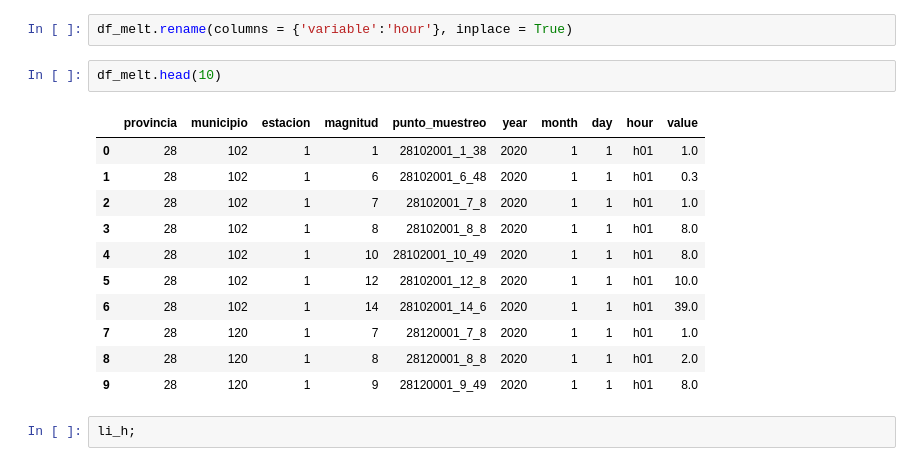
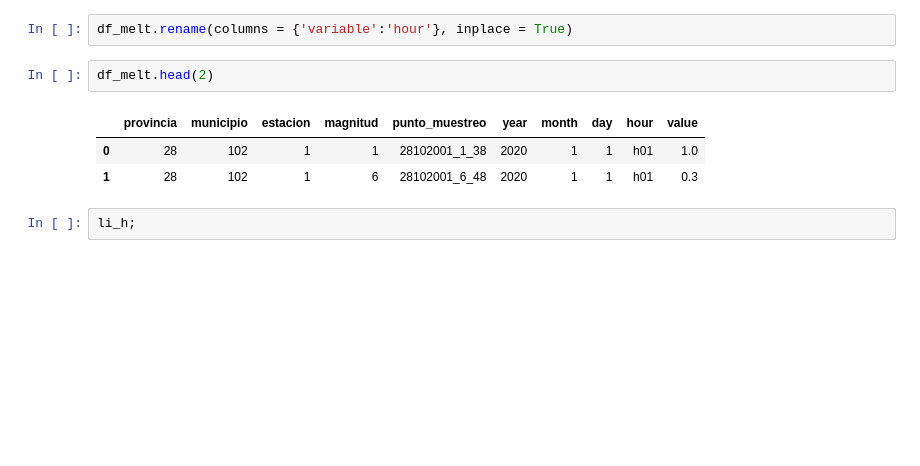
Before and after one commit to 4tolon/Aire_de_calidad, a Jupyter notebook: notebooks/Transformacion de csvs_3.ipynb, the cells around one changed output. Cells and saved outputs as stored; diff of their text form; blank space fills up the shorter version.

```diff
--- a/notebooks/Transformacion de csvs_3.ipynb
+++ b/notebooks/Transformacion de csvs_3.ipynb
@@ -260,19 +260,11 @@ df_melt.sample()
 # %%
 df_melt.rename(columns = {'variable':'hour'}, inplace = True)
 # %%
-df_melt.head(10)
+df_melt.head(2)
 # %% [output]
 |  | provincia | municipio | estacion | magnitud | punto_muestreo | year | month | day | hour | value |
 | 0 | 28 | 102 | 1 | 1 | 28102001_1_38 | 2020 | 1 | 1 | h01 | 1.0 |
 | 1 | 28 | 102 | 1 | 6 | 28102001_6_48 | 2020 | 1 | 1 | h01 | 0.3 |
-| 2 | 28 | 102 | 1 | 7 | 28102001_7_8 | 2020 | 1 | 1 | h01 | 1.0 |
-| 3 | 28 | 102 | 1 | 8 | 28102001_8_8 | 2020 | 1 | 1 | h01 | 8.0 |
-| 4 | 28 | 102 | 1 | 10 | 28102001_10_49 | 2020 | 1 | 1 | h01 | 8.0 |
-| 5 | 28 | 102 | 1 | 12 | 28102001_12_8 | 2020 | 1 | 1 | h01 | 10.0 |
-| 6 | 28 | 102 | 1 | 14 | 28102001_14_6 | 2020 | 1 | 1 | h01 | 39.0 |
-| 7 | 28 | 120 | 1 | 7 | 28120001_7_8 | 2020 | 1 | 1 | h01 | 1.0 |
-| 8 | 28 | 120 | 1 | 8 | 28120001_8_8 | 2020 | 1 | 1 | h01 | 2.0 |
-| 9 | 28 | 120 | 1 | 9 | 28120001_9_49 | 2020 | 1 | 1 | h01 | 8.0 |
 # %%
 li_h;
 # %%
```
Also changed, not shown: parts of 100 cells of this notebook, 1 other file.
